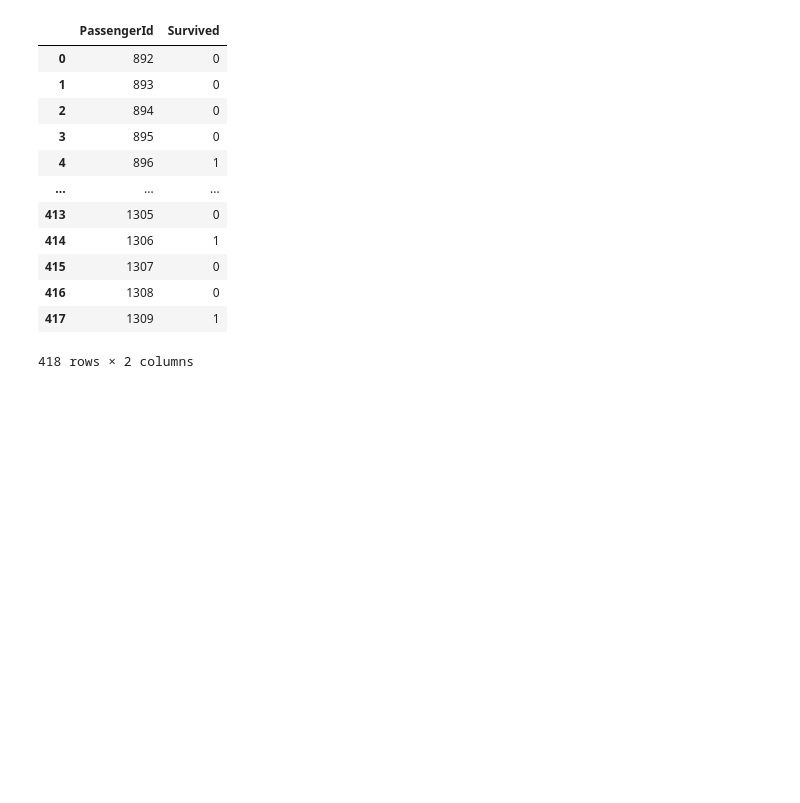
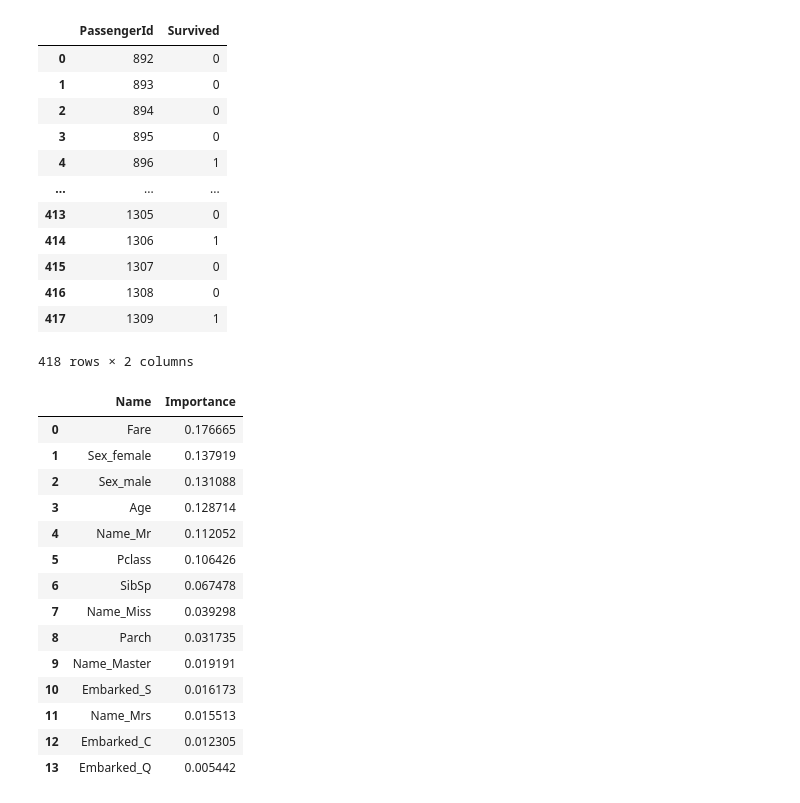
Before and after one commit to Elwing-Chou/ML0423, a Jupyter notebook: titanic_classification.ipynb, the cells around one changed output. Cells and saved outputs as stored; diff of their text form; code cells hidden in the pictures; blank space fills up the shorter version.

```diff
--- a/titanic_classification.ipynb
+++ b/titanic_classification.ipynb
@@ -288,3 +288,28 @@ result
 | 416 | 1308 | 0 |
 | 417 | 1309 | 1 |
 418 rows × 2 columns
+# %%
+imp = clf.feature_importances_
+d = sorted(zip(x_train.columns, imp),
+           key=lambda x:x[1],
+           reverse=True)
+pd.DataFrame({
+    "Name":[n for n, im in d],
+    "Importance":[im for n, im in d]
+})
+# %% [output]
+|  | Name | Importance |
+| 0 | Fare | 0.176665 |
+| 1 | Sex_female | 0.137919 |
+| 2 | Sex_male | 0.131088 |
+| 3 | Age | 0.128714 |
+| 4 | Name_Mr | 0.112052 |
+| 5 | Pclass | 0.106426 |
+| 6 | SibSp | 0.067478 |
+| 7 | Name_Miss | 0.039298 |
+| 8 | Parch | 0.031735 |
+| 9 | Name_Master | 0.019191 |
+| 10 | Embarked_S | 0.016173 |
+| 11 | Name_Mrs | 0.015513 |
+| 12 | Embarked_C | 0.012305 |
+| 13 | Embarked_Q | 0.005442 |
```
Also changed, not shown: parts of 5 cells of this notebook.
